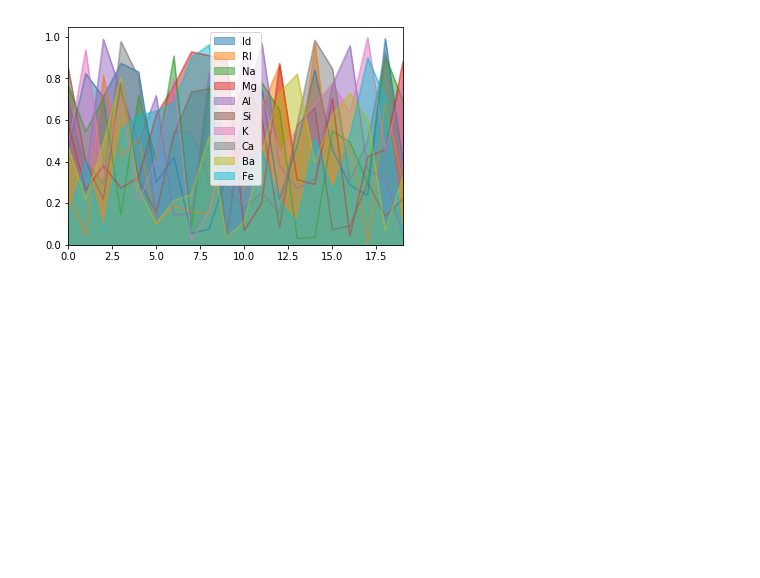
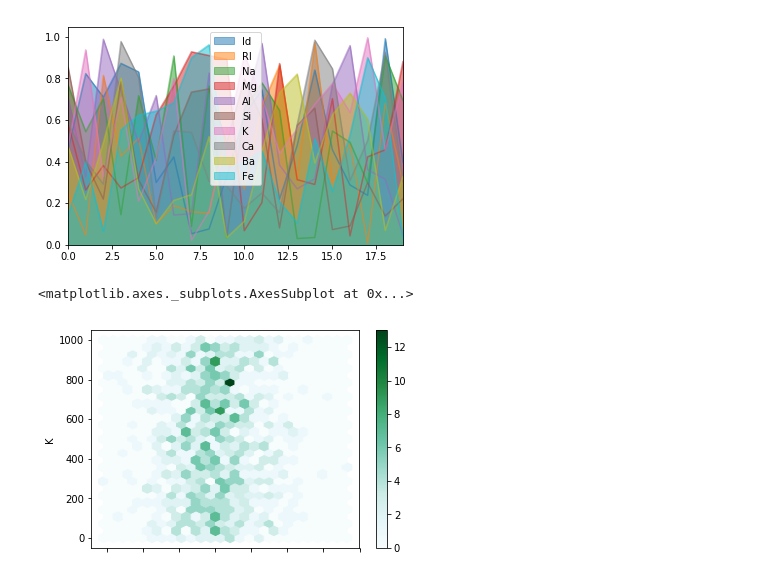
Before and after one commit to EsteraRobu/IntroducereInDataScience-homework, a Jupyter notebook: Visualization.pandas.ipynb, the cells around one changed output. Cells and saved outputs as stored; diff of their text form; code cells hidden in the pictures; blank space fills up the shorter version.

```diff
--- a/Visualization.pandas.ipynb
+++ b/Visualization.pandas.ipynb
@@ -166,3 +166,11 @@ data.plot.area(stacked=False)
 # %% [output]
 'puteme vedea elementele care au aceeasi cantitatea si oscilatiile acestora'
 [figure]
+# %%
+data = pd.DataFrame(np.random.randn(1000, 2), columns=['Fe', 'K'])
+data['K'] = data['K'] + np.arange(1000)
+data.plot.hexbin(x='Fe', y='K', gridsize=25)
+'''se observa combinatia de fe cu k'''
+# %% [output]
+<matplotlib.axes._subplots.AxesSubplot at 0x...>
+[figure, added]
```
Also changed, not shown: parts of 2 cells of this notebook.
